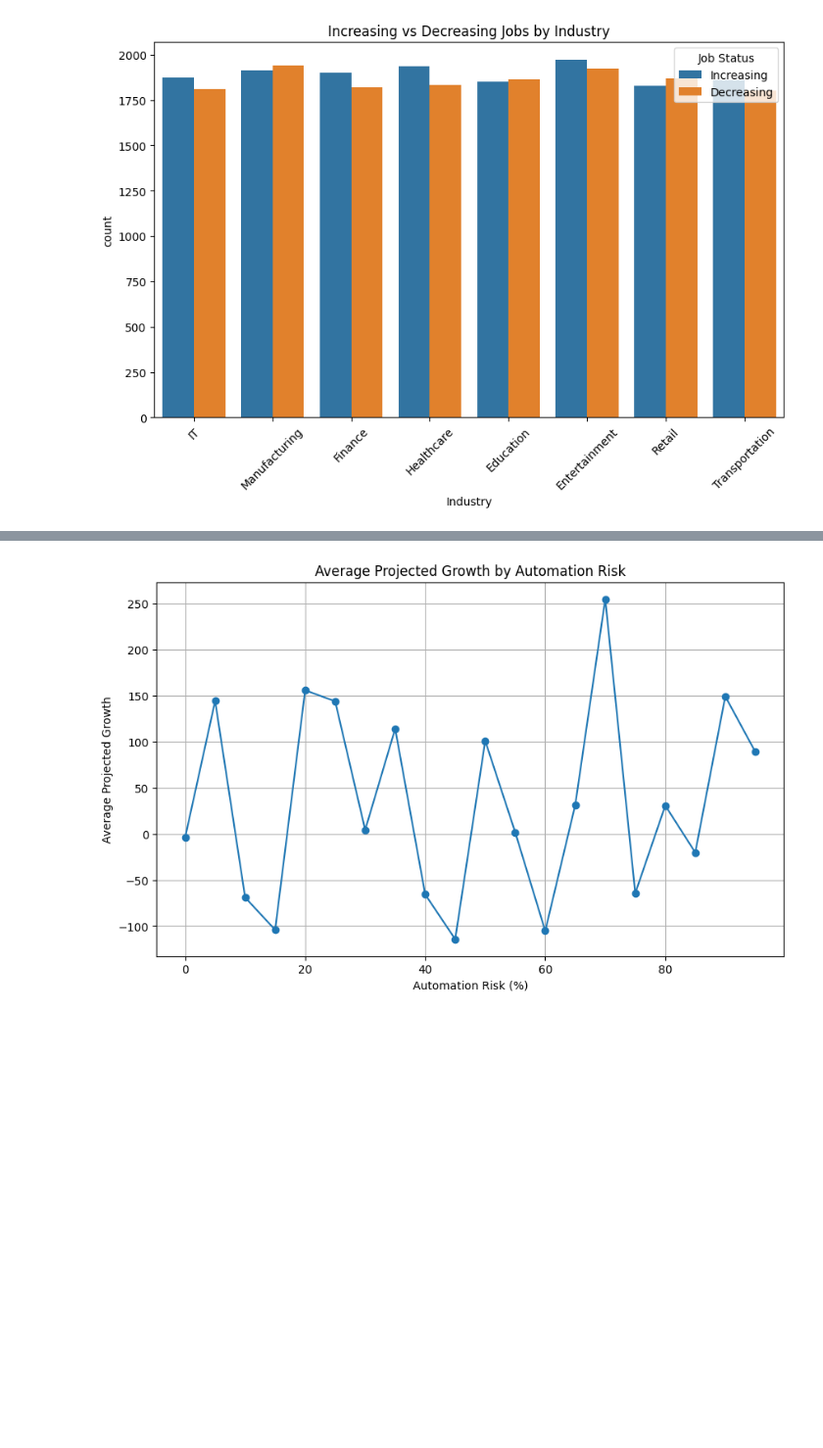
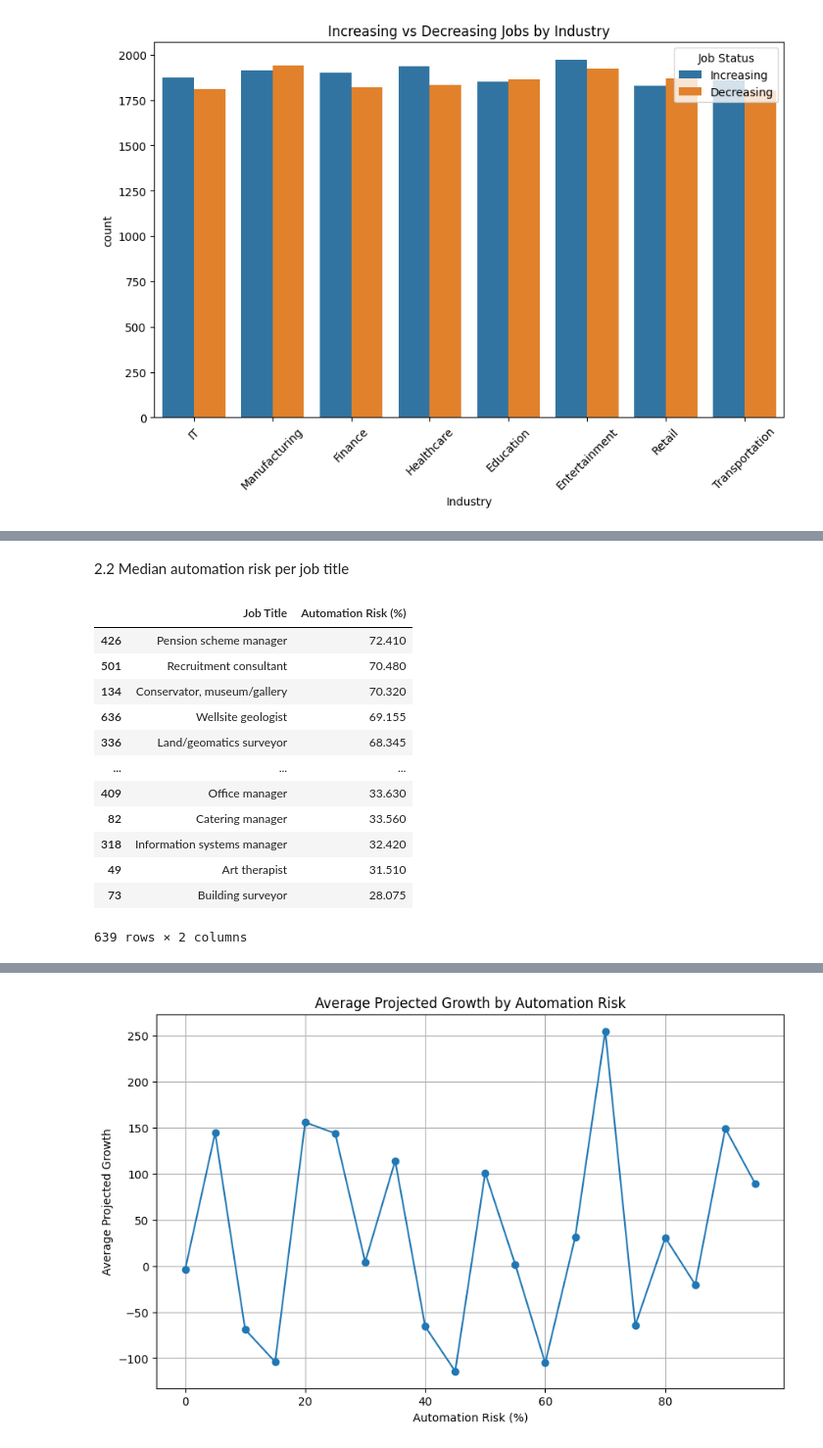
Before and after one commit to RaccoonWithAPeanutButterJar/ItDS2025-Project, a Jupyter notebook: Exploratory_analysis.ipynb, the cells around one changed output, grey strips where cells are left out. Shown: that part at 98% size. Drawn from its saved outputs; the diff is of its cells as text; code cells hidden in the pictures; blank space fills up the shorter version.

```diff
--- a/Exploratory_analysis.ipynb
+++ b/Exploratory_analysis.ipynb
@@ -114,0 +151,25 @@ plt.show()
+# %% [markdown]
+2.2 Median automation risk per job title
+# %%
+median_risk_job = (
+    data.groupby("Job Title")["Automation Risk (%)"]
+        .median()
+        .reset_index()
+        .sort_values("Automation Risk (%)", ascending=False)
+)
+
+median_risk_job
+# %% [output]
+|  | Job Title | Automation Risk (%) |
+| 426 | Pension scheme manager | 72.410 |
+| 501 | Recruitment consultant | 70.480 |
+| 134 | Conservator, museum/gallery | 70.320 |
+| 636 | Wellsite geologist | 69.155 |
+| 336 | Land/geomatics surveyor | 68.345 |
+| ... | ... | ... |
+| 409 | Office manager | 33.630 |
+| 82 | Catering manager | 33.560 |
+| 318 | Information systems manager | 32.420 |
+| 49 | Art therapist | 31.510 |
+| 73 | Building surveyor | 28.075 |
+639 rows × 2 columns
```
Also changed, not shown: parts of 21 cells of this notebook.
